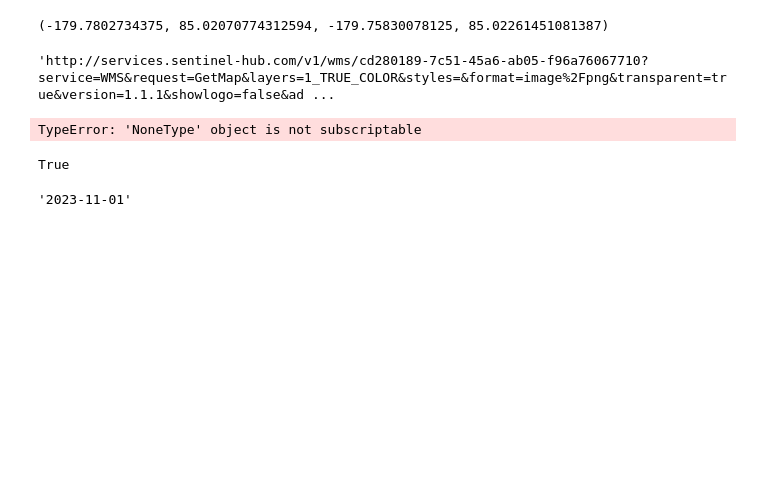
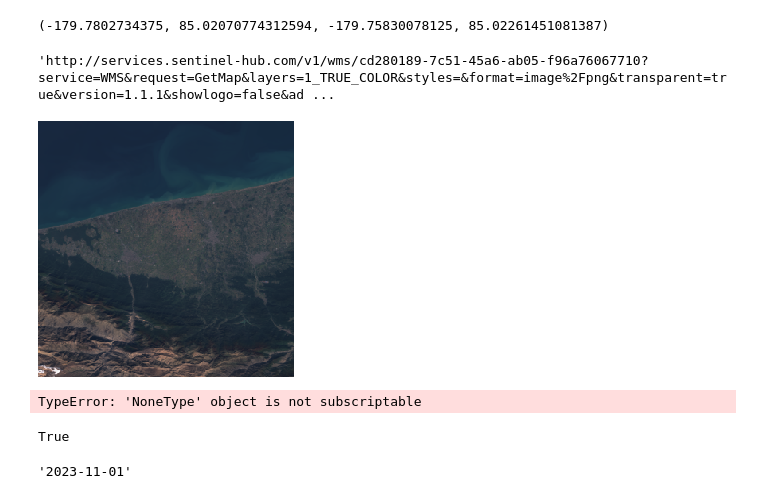
Before and after one commit to FarshadAmiri/Sat_object_detection, a Jupyter notebook: sentinel-scraping.ipynb, the cells around one changed output. Drawn from its saved outputs; the diff is of its cells as text; code cells hidden in the pictures; blank space fills up the shorter version.

Commit message:
sentinel_url completed

```diff
--- a/sentinel-scraping.ipynb
+++ b/sentinel-scraping.ipynb
@@ -15,3 +15,9 @@ url = sentinel_url_longlat(51, 36, 52, 37, n_days_before_date=15)
+# %%
+img = sentinel_url_longlat(52, 36, 53, 37, n_days_before_date=15, date=None, save_img=True, output_dir=r"C:\Users\user2\Desktop\sentinel_images",
+                           img_name=None, output_img=True)
+img
+# %% [output]
+[figure, added]
 # %%
 # %% [output]
 TypeError: 'NoneType' object is not subscriptable
```
Also changed, not shown: parts of 2 cells of this notebook, 1 other file.
